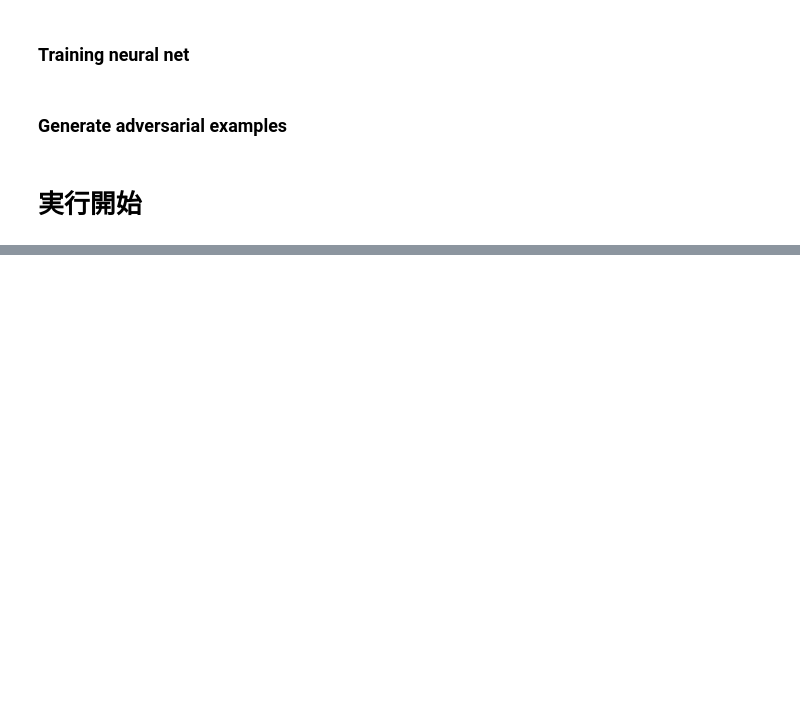
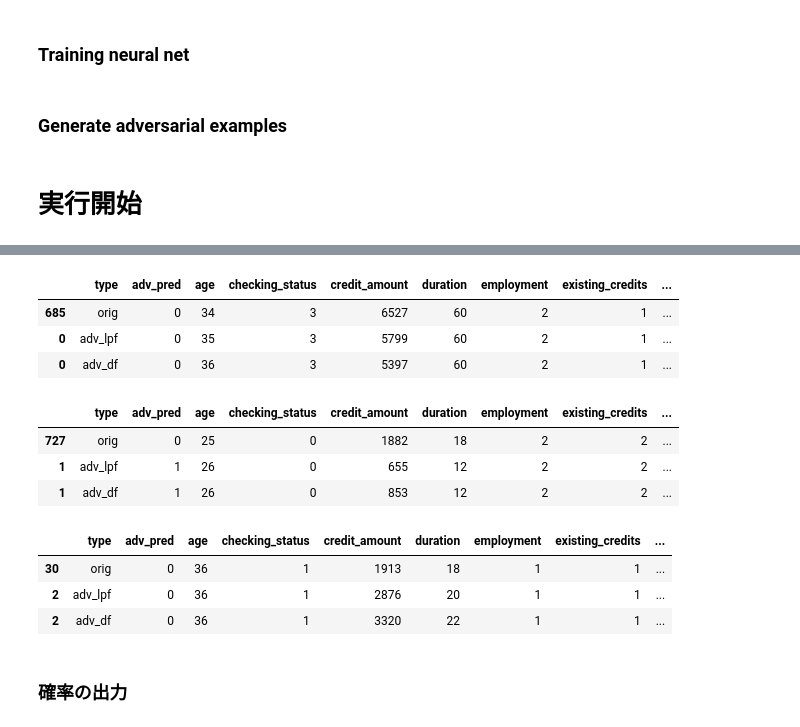
Before and after one commit to ShotaArima/lowprofool_x86, a Jupyter notebook: src/Playground.ipynb, the cells around one changed output, grey strips where cells are left out. Drawn from its saved outputs; the diff is of its cells as text; code cells hidden in the pictures; blank space fills up the shorter version.

```diff
--- a/src/Playground.ipynb
+++ b/src/Playground.ipynb
@@ -401,0 +546,21 @@ df_adv_df.to_csv('data/deepfool.csv')
+# %%
+df_output_i_685
+# %% [output]
+|  | type | adv_pred | age | checking_status | credit_amount | duration | employment | existing_credits | ... |
+| 685 | orig | 0 | 34 | 3 | 6527 | 60 | 2 | 1 | ... |
+| 0 | adv_lpf | 0 | 35 | 3 | 5799 | 60 | 2 | 1 | ... |
+| 0 | adv_df | 0 | 36 | 3 | 5397 | 60 | 2 | 1 | ... |
+# %%
+df_output_i_727
+# %% [output]
+|  | type | adv_pred | age | checking_status | credit_amount | duration | employment | existing_credits | ... |
+| 727 | orig | 0 | 25 | 0 | 1882 | 18 | 2 | 2 | ... |
+| 1 | adv_lpf | 1 | 26 | 0 | 655 | 12 | 2 | 2 | ... |
+| 1 | adv_df | 1 | 26 | 0 | 853 | 12 | 2 | 2 | ... |
+# %%
+df_output_i_30
+# %% [output]
+|  | type | adv_pred | age | checking_status | credit_amount | duration | employment | existing_credits | ... |
+| 30 | orig | 0 | 36 | 1 | 1913 | 18 | 1 | 1 | ... |
+| 2 | adv_lpf | 0 | 36 | 1 | 2876 | 20 | 1 | 1 | ... |
+| 2 | adv_df | 0 | 36 | 1 | 3320 | 22 | 1 | 1 | ... |
@@ -401,0 +569,2 @@ df_adv_df.to_csv('data/deepfool.csv')
+# %% [markdown]
+### 確率の出力
```
Also changed, not shown: parts of 23 cells of this notebook, 3 other files.
